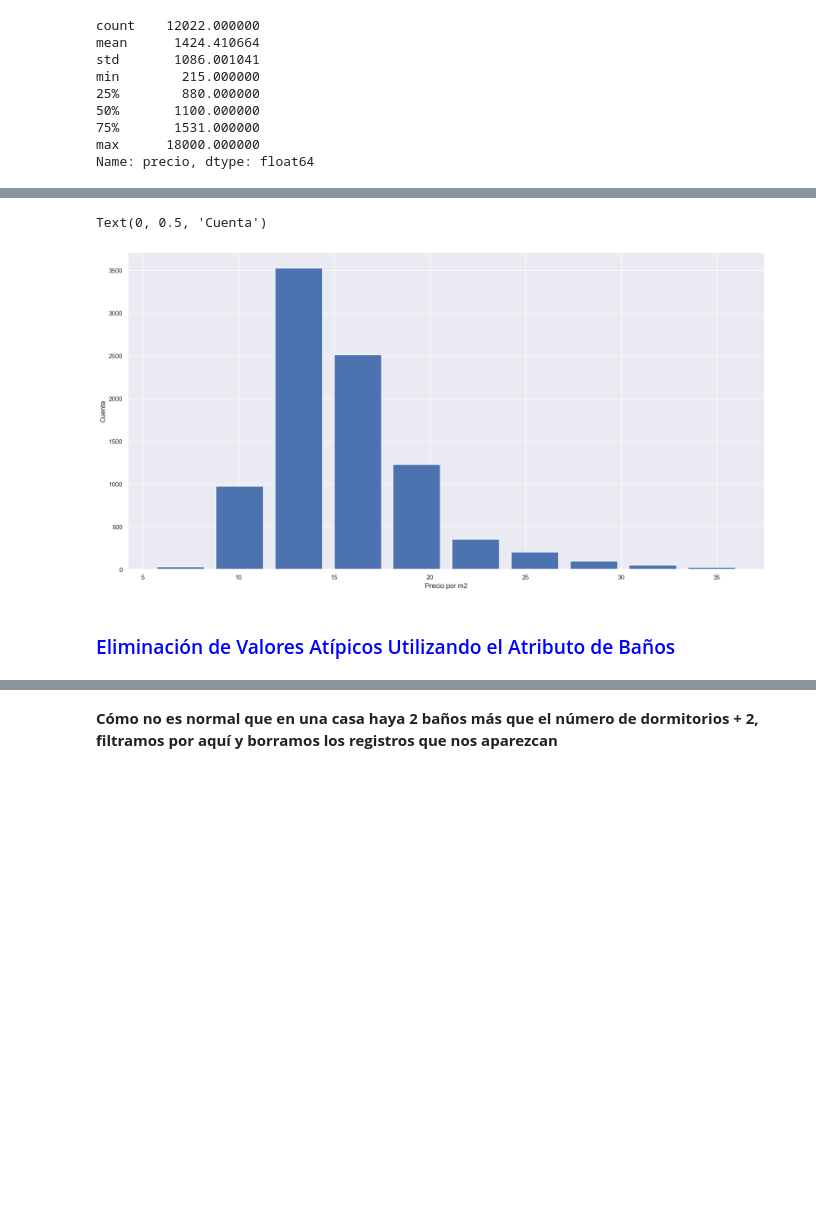
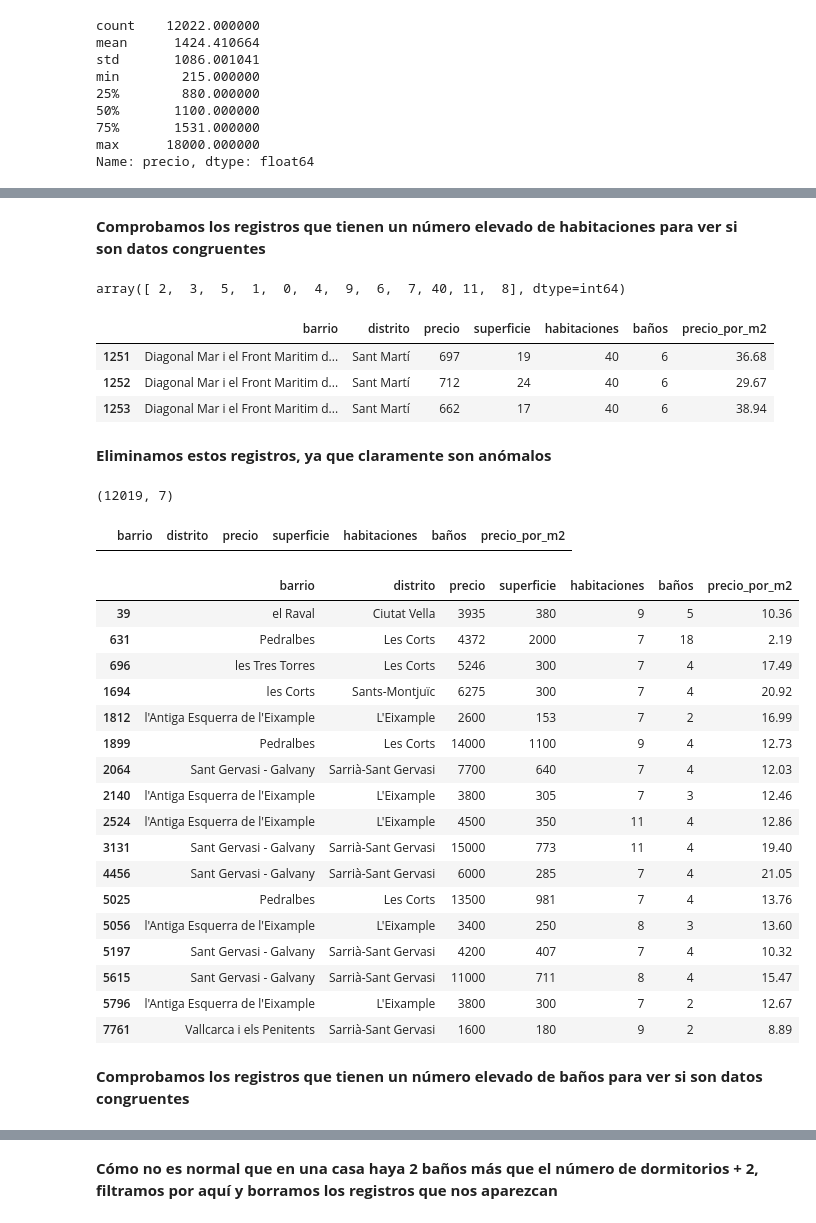
Before and after one commit to hbleda/BarcelonaRentPrediction, a Jupyter notebook: model/barcelona_home_prices_final.ipynb, the cells around one changed output, grey strips where cells are left out. Drawn from its saved outputs; the diff is of its cells as text; code cells hidden in the pictures; blank space fills up the shorter version.

```diff
--- a/model/barcelona_home_prices_final.ipynb
+++ b/model/barcelona_home_prices_final.ipynb
@@ -239,14 +187,50 @@ for i in df3[['precio', 'superficie', 'habitaciones', 'baños']]:
-# %%
-import matplotlib
-matplotlib.rcParams["figure.figsize"] = (20,10)
-plt.hist(df3.precio_por_m2,rwidth=0.8)
-plt.xlabel("Precio por m2")
-plt.ylabel("Cuenta")
-# %% [output]
-Text(0, 0.5, 'Cuenta')
-[figure, removed]
-# %% [markdown]
-<h3 style='color:blue'>Eliminación de Valores Atípicos Utilizando el Atributo de Baños</h3>
+# %% [markdown]
+**Comprobamos los registros que tienen un número elevado de habitaciones para ver si son datos congruentes**
+# %%
+df2.habitaciones.unique()
+# %% [output]
+array([ 2,  3,  5,  1,  0,  4,  9,  6,  7, 40, 11,  8], dtype=int64)
+# %%
+df2[(df2.habitaciones>6)&(df2.superficie<100)]
+# %% [output]
+|  | barrio | distrito | precio | superficie | habitaciones | baños | precio_por_m2 |
+| 1251 | Diagonal Mar i el Front Maritim d... | Sant Martí | 697 | 19 | 40 | 6 | 36.68 |
+| 1252 | Diagonal Mar i el Front Maritim d... | Sant Martí | 712 | 24 | 40 | 6 | 29.67 |
+| 1253 | Diagonal Mar i el Front Maritim d... | Sant Martí | 662 | 17 | 40 | 6 | 38.94 |
+# %% [markdown]
+**Eliminamos estos registros, ya que claramente son anómalos**
+# %%
+df3 = df2[~((df2.habitaciones >6) & (df2.superficie < 100))]
+df3.shape
+# %% [output]
+(12019, 7)
+# %%
+df3[(df3.habitaciones>6)&(df3.superficie<100)]
+# %% [output]
+|  | barrio | distrito | precio | superficie | habitaciones | baños | precio_por_m2 |
+# %%
+df3[df3.habitaciones>6]
+# %% [output]
+|  | barrio | distrito | precio | superficie | habitaciones | baños | precio_por_m2 |
+| 39 | el Raval | Ciutat Vella | 3935 | 380 | 9 | 5 | 10.36 |
+| 631 | Pedralbes | Les Corts | 4372 | 2000 | 7 | 18 | 2.19 |
+| 696 | les Tres Torres | Les Corts | 5246 | 300 | 7 | 4 | 17.49 |
+| 1694 | les Corts | Sants-Montjuïc | 6275 | 300 | 7 | 4 | 20.92 |
+| 1812 | l'Antiga Esquerra de l'Eixample | L'Eixample | 2600 | 153 | 7 | 2 | 16.99 |
+| 1899 | Pedralbes | Les Corts | 14000 | 1100 | 9 | 4 | 12.73 |
+| 2064 | Sant Gervasi - Galvany | Sarrià-Sant Gervasi | 7700 | 640 | 7 | 4 | 12.03 |
+| 2140 | l'Antiga Esquerra de l'Eixample | L'Eixample | 3800 | 305 | 7 | 3 | 12.46 |
+| 2524 | l'Antiga Esquerra de l'Eixample | L'Eixample | 4500 | 350 | 11 | 4 | 12.86 |
+| 3131 | Sant Gervasi - Galvany | Sarrià-Sant Gervasi | 15000 | 773 | 11 | 4 | 19.40 |
+| 4456 | Sant Gervasi - Galvany | Sarrià-Sant Gervasi | 6000 | 285 | 7 | 4 | 21.05 |
+| 5025 | Pedralbes | Les Corts | 13500 | 981 | 7 | 4 | 13.76 |
+| 5056 | l'Antiga Esquerra de l'Eixample | L'Eixample | 3400 | 250 | 8 | 3 | 13.60 |
+| 5197 | Sant Gervasi - Galvany | Sarrià-Sant Gervasi | 4200 | 407 | 7 | 4 | 10.32 |
+| 5615 | Sant Gervasi - Galvany | Sarrià-Sant Gervasi | 11000 | 711 | 8 | 4 | 15.47 |
+| 5796 | l'Antiga Esquerra de l'Eixample | L'Eixample | 3800 | 300 | 7 | 2 | 12.67 |
+| 7761 | Vallcarca i els Penitents | Sarrià-Sant Gervasi | 1600 | 180 | 9 | 2 | 8.89 |
+# %% [markdown]
+**Comprobamos los registros que tienen un número elevado de baños para ver si son datos congruentes**
 # %%
 df3.baños.unique()
 # %% [output]
```
Also changed, not shown: parts of 41 cells of this notebook, 1 other file.
